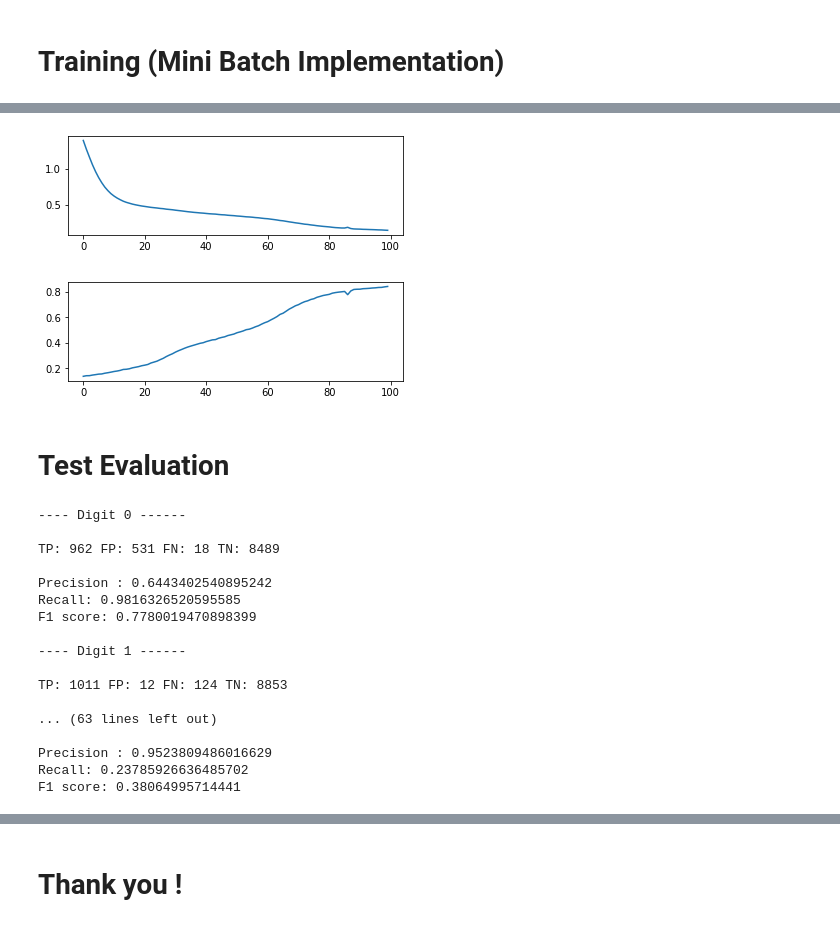
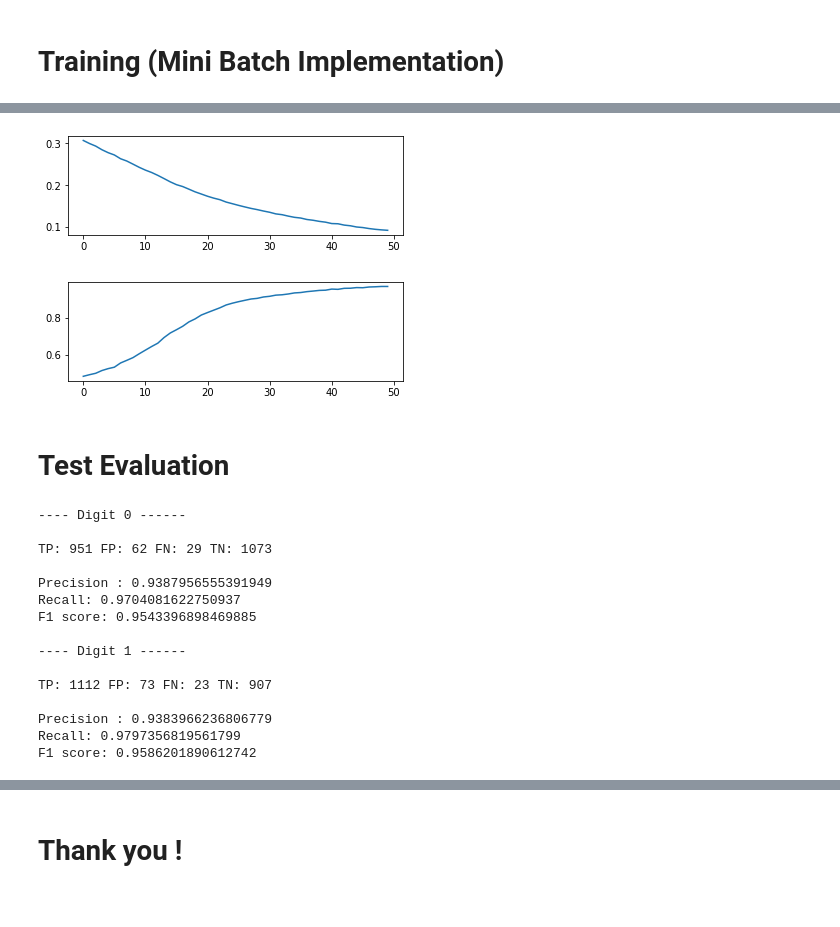
Before and after one commit to MarvinMartin24/PySpark-Neural-Network, a Jupyter notebook: NeuralNetwork.ipynb, the cells around one changed output, grey strips where cells are left out. Drawn from its saved outputs; the diff is of its cells as text; code cells hidden in the pictures.

```diff
--- a/NeuralNetwork.ipynb
+++ b/NeuralNetwork.ipynb
@@ -88,0 +65,12 @@ print(train_rdd.take(1))
+# %%
+train_ds_rdd = x_train.join(y_train).map(lambda x: x[1]).map(lambda x: (x[0], np.array([x[1][0][:2]])))
+test_ds_rdd = x_test.join(y_test).map(lambda x: x[1]).map(lambda x: (x[0], np.array([x[1][0][:2]])))
+
+train_rdd = train_ds_rdd.filter(lambda x: np.array_equal(x[1][0], [1., 0.]) or np.array_equal(x[1][0], [0., 1.]))
+test_rdd = test_ds_rdd.filter(lambda x: np.array_equal(x[1][0], [1., 0.]) or np.array_equal(x[1][0], [0., 1.]))
+
+train_rdd.cache()
+
+print(train_rdd.take(1))
+print("Trainset size:", train_rdd.count())
+print("Testset size:", test_rdd.count())
@@ -154,19 +152,19 @@ def sse(y_pred, y_true):
 # Training (Mini Batch Implementation)
 # %%
 # Hyperparameters
-num_iteration = 100
+num_iteration = 50
 learningRate = 0.1
 
 input_layer = 784 # number of neurones in the input layer (equal to image size)
 hidden_layer = 64 # number of neurones in the hidden layer (Custom)
-output_layer = 10 # number of neurones in the output layer (equal to the number of possible labels)
+output_layer = 2 # number of neurones in the output layer (equal to the number of possible labels)
 
 
 # Paramater Initialization
 W1 = np.random.rand(input_layer, hidden_layer) - 0.5 # Shape (784, 64)
-W2 = np.random.rand(hidden_layer, output_layer) - 0.5 # Shape (64, 10)
+W2 = np.random.rand(hidden_layer, output_layer) - 0.5 # Shape (64, 2)
 B1 = np.random.rand(1, hidden_layer) - 0.5 # Shape (1, 64)
-B2 = np.random.rand(1, output_layer) - 0.5 # Shape (1, 10)
+B2 = np.random.rand(1, output_layer) - 0.5 # Shape (1, 2)
 
 # History over epochs
 cost_history = []
@@ -181,11 +179,11 @@ for i in range(num_iteration):
 
     ################## Notations ######################
     # x -> Input Image flatten of shape (1, 784)
-    # y* -> One hot label of shape (1, 10)
+    # y* -> One hot label of shape (1, 2)
     # h^ -> Forward prop from Input layer to hidden layer before activation (1, 64) using W1, B1 parm
     # h -> Forward prop from Input layer to hidden layer after tanh activation (1, 64)
-    # y^ -> Forward prop from hidden layer to output layer before activation (1, 10) using W2, B2 parm
-    # y -> Forward prop from hidden layer to output layer after sigmoid activation (1, 10)
+    # y^ -> Forward prop from hidden layer to output layer before activation (1, 2) using W2, B2 parm
+    # y -> Forward prop from hidden layer to output layer after sigmoid activation (1, 2)
     # E -> Error between y and y* using SSE
     # Acc -> 1 is right prediction 0 otherwise
     # DE/D? -> Partial derivative of the Error regarding parmaters (B2, W2, B1, W1)
@@ -207,12 +205,12 @@ for i in range(num_iteration):
     gradientCostAcc = train_rdd\
                         .sample(False,0.7)\
                         .map(lambda x: (x[0], preforward(x[0], W1, B1), x[1]))\
-                        .map(lambda x: (x[0], x[1], activation(x[1], tanh), x[2]))\
+                        .map(lambda x: (x[0], x[1], activation(x[1], sigmoid), x[2]))\
                         .map(lambda x: (x[0], x[1], x[2], preforward(x[2], W2, B2), x[3]))\
                         .map(lambda x: (x[0], x[1], x[2], x[3], activation(x[3], sigmoid), x[4]))\
                         .map(lambda x: (x[0], x[1], x[2], sse(x[4], x[5]), derivativeB2(x[4], x[5], x[3], sigmoid_prime), int(np.argmax(x[4]) == np.argmax(x[5]))))\
                         .map(lambda x: (x[0], x[1], x[3], x[4],  derivativeW2(x[2], x[4]) ,x[5]))\
-                        .map(lambda x: (x[0], x[2], x[3], x[4],  derivativeB1(x[1],  x[3], W2, tanh_prime) ,x[5]))\
+                        .map(lambda x: (x[0], x[2], x[3], x[4],  derivativeB1(x[1],  x[3], W2, sigmoid_prime) ,x[5]))\
                         .map(lambda x: (x[1], x[2], x[3], x[4], derivativeW1(x[0], x[4]) ,x[5], 1)) \
                         .reduce(lambda x, y: (x[0] + y[0], x[1] + y[1], x[2] + y[2], x[3] + y[3], x[4] + y[4], x[5] + y[5], x[6] + y[6]))
 
@@ -225,12 +223,6 @@ for i in range(num_iteration):
     cost_history.append(cost)
     acc_history.append(acc)
 
-    # Bold Driver technique to dynamically change the learning rate
-    if len(cost_history) > 1:
-        if cost_history[i] < cost_history[i-1]:
-            learningRate *= 1.05 #Better than last time
-        else:
-            learningRate *= 0.5 #Worse than last time
 
     # Extract gradiends
     DB2 = gradientCostAcc[1]/n
@@ -278,6 +270,6 @@ Start Training Loop:
 Training end..
-[figure, old version]
+[figure, new version]
-[figure, old version]
+[figure, new version]
 # %% [markdown]
 # Test Evaluation
 # %%
@@ -303,21 +295,19 @@ for label, label_metrics in enumerate(metrics):
 # %% [output]
 ---- Digit 0 ------
 
-TP: 962 FP: 531 FN: 18 TN: 8489
+TP: 951 FP: 62 FN: 29 TN: 1073
 
-Precision : 0.6443402540895242
-Recall: 0.9816326520595585
-F1 score: 0.7780019470898399
+Precision : 0.9387956555391949
+Recall: 0.9704081622750937
+F1 score: 0.9543396898469885
 
 ---- Digit 1 ------
 
-TP: 1011 FP: 12 FN: 124 TN: 8853
+TP: 1112 FP: 73 FN: 23 TN: 907
 
-... (63 lines left out)
-
-Precision : 0.9523809486016629
-Recall: 0.23785926636485702
-F1 score: 0.38064995714441
+Precision : 0.9383966236806779
+Recall: 0.9797356819561799
+F1 score: 0.9586201890612742
 # %%
 # Display some Images for checking
 for image_test in test_rdd.map(lambda x: (x[0], predict(x[0], W1, B1, W2, B2), np.argmax(x[1]))).takeSample(False, 15):
```
Also changed, not shown: parts of 5 cells of this notebook.
